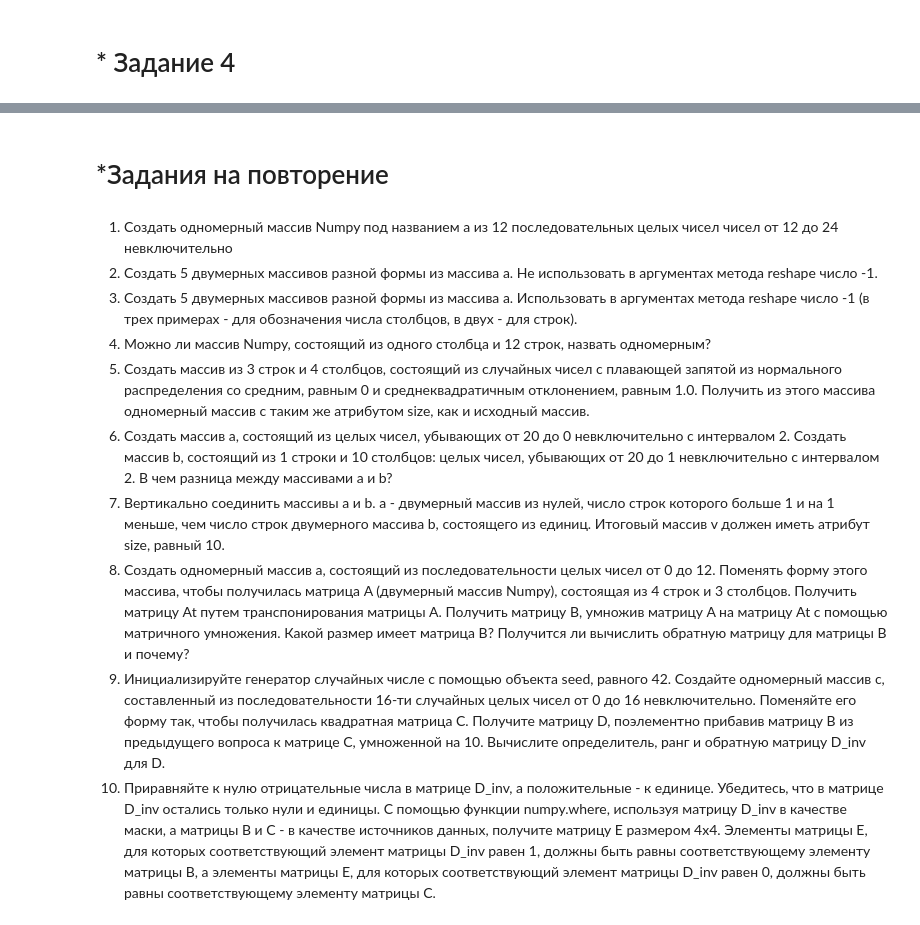
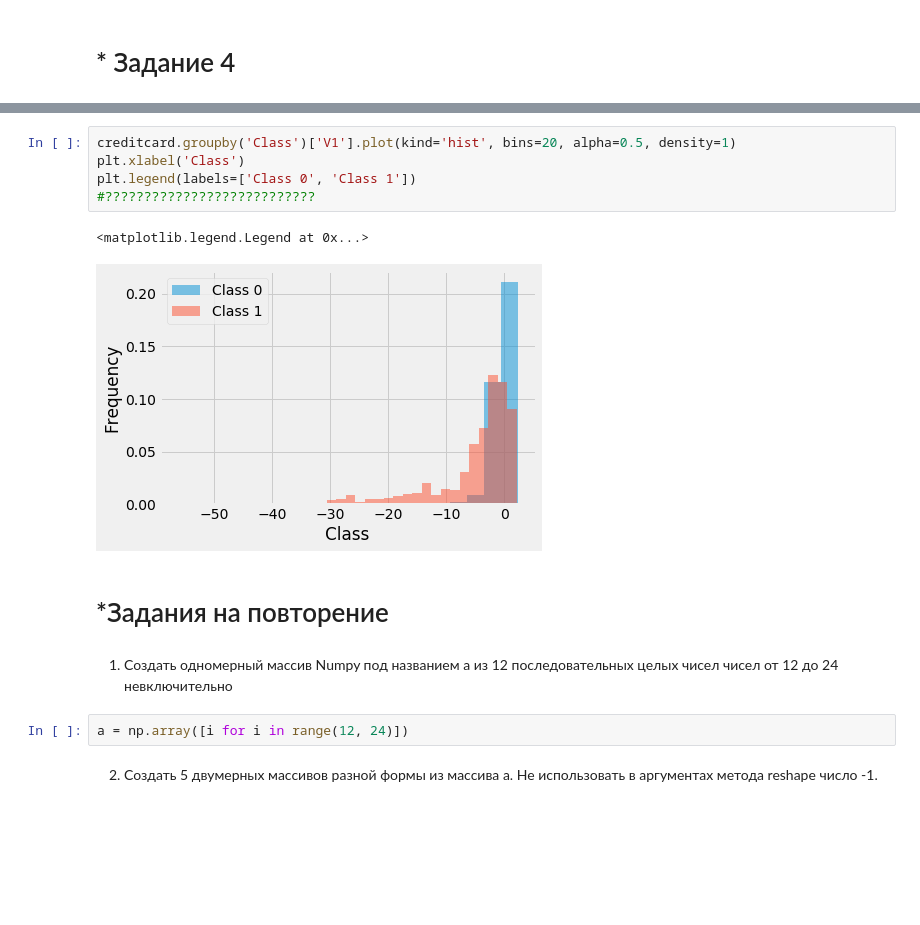
Before and after one commit to 6567967/GB_PDS, a Jupyter notebook: less6.ipynb, the cells around one changed output, grey strips where cells are left out. Drawn from its saved outputs; the diff is of its cells as text; blank space fills up the shorter version.

```diff
--- a/less6.ipynb
+++ b/less6.ipynb
@@ -103,36 +158,16 @@ Credit Card Fraud Detection (информация об авторах: Andrea Da
+# %%
+creditcard.groupby('Class')['V1'].plot(kind='hist', bins=20, alpha=0.5, density=1)
+plt.xlabel('Class')
+plt.legend(labels=['Class 0', 'Class 1'])
+#???????????????????????????
+# %% [output]
+<matplotlib.legend.Legend at 0x...>
+[figure, added]
 # %% [markdown]
 # *Задания на повторение
-# %% [markdown]
-1. Создать одномерный массив Numpy под названием a из 12 последовательных целых чисел чисел от 12 до 24 невключительно
-2. Создать 5 двумерных массивов разной формы из массива a. Не использовать в аргументах метода reshape число -1.
-3. Создать 5 двумерных массивов разной формы из массива a. Использовать в аргументах метода reshape число -1 (в трех примерах - для обозначения числа столбцов, в двух - для строк).
-4. Можно ли массив Numpy, состоящий из одного столбца и 12 строк, назвать одномерным?
-5. Создать массив из 3 строк и 4 столбцов, состоящий из случайных чисел с плавающей запятой из нормального распределения
-со средним, равным 0 и среднеквадратичным отклонением, равным 1.0. Получить из этого массива одномерный массив с таким же атрибутом size, как и исходный массив.
-6. Создать массив a, состоящий из целых чисел, убывающих от 20 до 0 невключительно с интервалом 2.
-Создать массив b, состоящий из 1 строки и 10 столбцов: целых чисел, убывающих от 20 до 1 невключительно с интервалом 2.
-В чем разница между массивами a и b?
-7. Вертикально соединить массивы a и b. a - двумерный массив из нулей,
-число строк которого больше 1 и на 1 меньше, чем число строк двумерного
-массива b, состоящего из единиц.
-Итоговый массив v должен иметь атрибут size, равный 10.
-8. Создать одномерный массив а, состоящий из последовательности целых чисел от 0 до 12.
-Поменять форму этого массива, чтобы получилась матрица A (двумерный массив Numpy), состоящая из
-4 строк и 3 столбцов. Получить матрицу At путем транспонирования матрицы A.
-Получить матрицу B, умножив матрицу A на матрицу At с помощью матричного умножения.
-Какой размер имеет матрица B?
-Получится ли вычислить обратную матрицу для матрицы B и почему?
-9. Инициализируйте генератор случайных числе с помощью объекта seed, равного 42.
-Создайте одномерный массив c, составленный из последовательности 16-ти случайных целых чисел от 0 до 16 невключительно.
-Поменяйте его форму так, чтобы получилась квадратная матрица C.
-Получите матрицу D, поэлементно прибавив матрицу B из предыдущего вопроса к матрице C, умноженной на 10.
-Вычислите определитель, ранг и обратную матрицу D_inv для D.
-10. Приравняйте к нулю отрицательные числа в матрице D_inv, а положительные - к единице.
-Убедитесь, что в матрице D_inv остались только нули и единицы.
-С помощью функции numpy.where, используя матрицу D_inv в качестве маски,
-а матрицы B и C - в качестве источников данных,
-получите матрицу E размером 4x4.
-Элементы матрицы E, для которых соответствующий элемент матрицы D_inv равен 1,
-должны быть равны соответствующему элементу матрицы B,
-а элементы матрицы E, для которых соответствующий элемент матрицы D_inv равен 0,
-должны быть равны соответствующему элементу матрицы C.
+# %% [markdown]
+1. Создать одномерный массив Numpy под названием a из 12 последовательных целых чисел чисел от 12 до 24 невключительно
+# %%
+a = np.array([i for i in range(12, 24)])
+# %% [markdown]
+2. Создать 5 двумерных массивов разной формы из массива a. Не использовать в аргументах метода reshape число -1.
```
Also changed, not shown: parts of 17 cells of this notebook.
